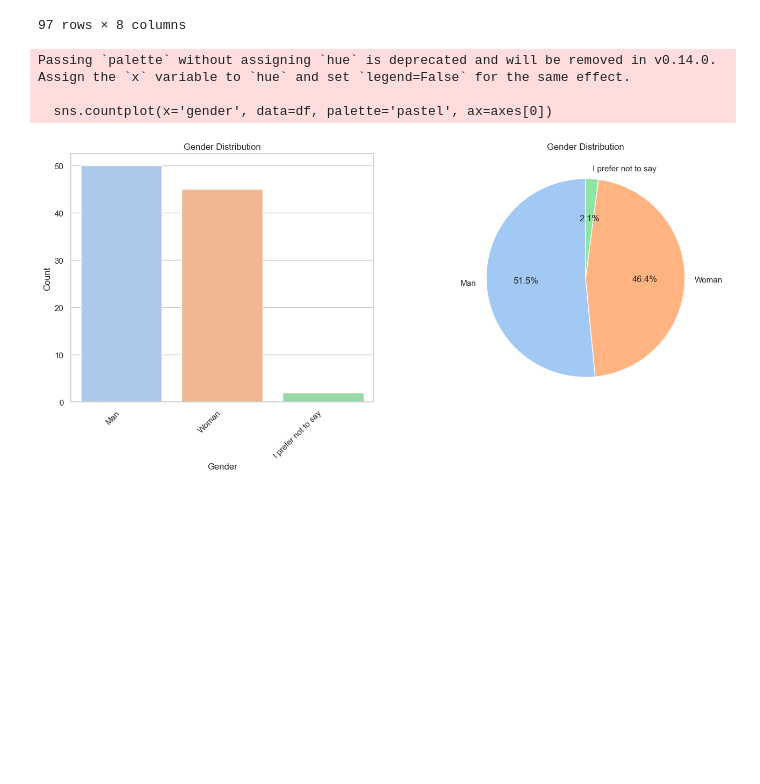
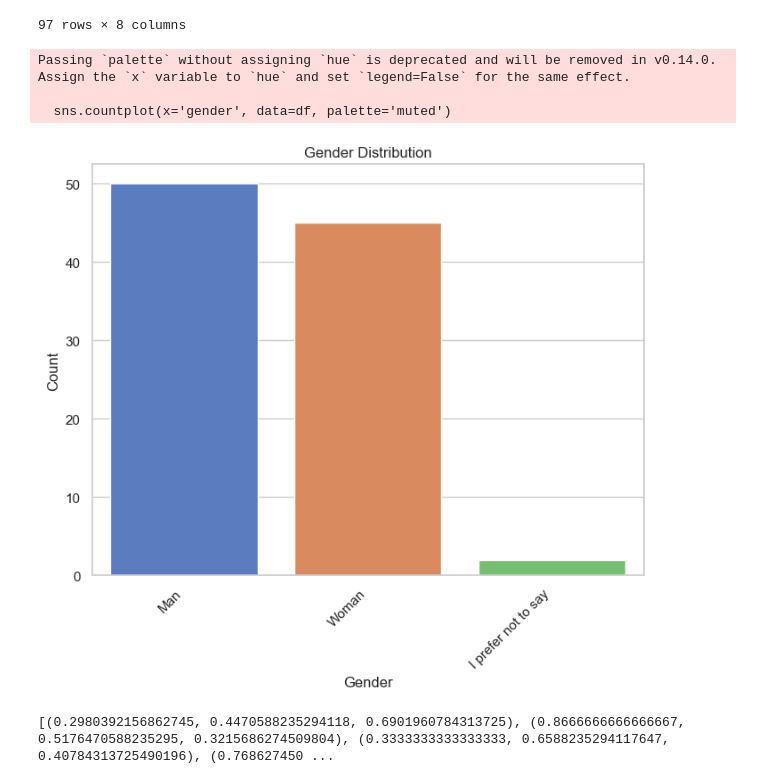
Before and after one commit to csteinmann/book_recommendation, a Jupyter notebook: results/demographic_analysis.ipynb, the cells around one changed output. Cells and saved outputs as stored; diff of their text form; code cells hidden in the pictures; blank space fills up the shorter version.

```diff
--- a/results/demographic_analysis.ipynb
+++ b/results/demographic_analysis.ipynb
@@ -24,31 +25,26 @@ df
 | 96 | 121 | ALSII | 18-24 | ['Woman'] | ['Physical books', 'Audiobooks', ... | 10-14 | ['Mystery, thriller and crime', '... | ... |
 97 rows × 8 columns
 # %%
-sns.set(style="whitegrid")
-fig, axes = plt.subplots(1, 2, figsize=(16, 6))  # 1 row, 2 columns
+fig, ax = plt.subplots(figsize=(8, 6))
 
 # Countplot
-sns.countplot(x='gender', data=df, palette='pastel', ax=axes[0])
+sns.countplot(x='gender', data=df, palette='muted')
 
-axes[0].set_title('Gender Distribution')
-axes[0].set_xlabel('Gender')
-axes[0].set_ylabel('Count')
+ax.set_title('Gender Distribution')
+ax.set_xlabel('Gender')
+ax.set_ylabel('Count')
 
 custom_labels = ['Man', 'Woman', 'I prefer not to say']
 custom_positions = [0, 1, 2]
 
-axes[0].set_xticks(custom_positions)
-axes[0].set_xticklabels(custom_labels, rotation=45, ha='right')
-
-# Pie chart
-gender_counts = df['gender'].value_counts()
-axes[1].pie(gender_counts, labels=custom_labels, autopct='%1.1f%%', startangle=90, colors=sns.color_palette('pastel'))
-axes[1].set_title('Gender Distribution')
+ax.set_xticks(custom_positions)
+ax.set_xticklabels(custom_labels, rotation=45, ha='right')
 
 plt.show()
 # %% [output]
 Passing `palette` without assigning `hue` is deprecated and will be removed in v0.14.0. Assign the `x` variable to `hue` and set `legend=False` for the same effect.
 
-  sns.countplot(x='gender', data=df, palette='pastel', ax=axes[0])
+  sns.countplot(x='gender', data=df, palette='muted')
-[figure, old version]
+[figure, new version]
+[(0.2980392156862745, 0.4470588235294118, 0.6901960784313725), (0.8666666666666667, 0.5176470588235295, 0.3215686274509804), (0.3333333333333333, 0.6588235294117647, 0.40784313725490196), (0.768627450 ...
 # %%
```
Also changed, not shown: parts of 8 cells of this notebook, 12 other files.
